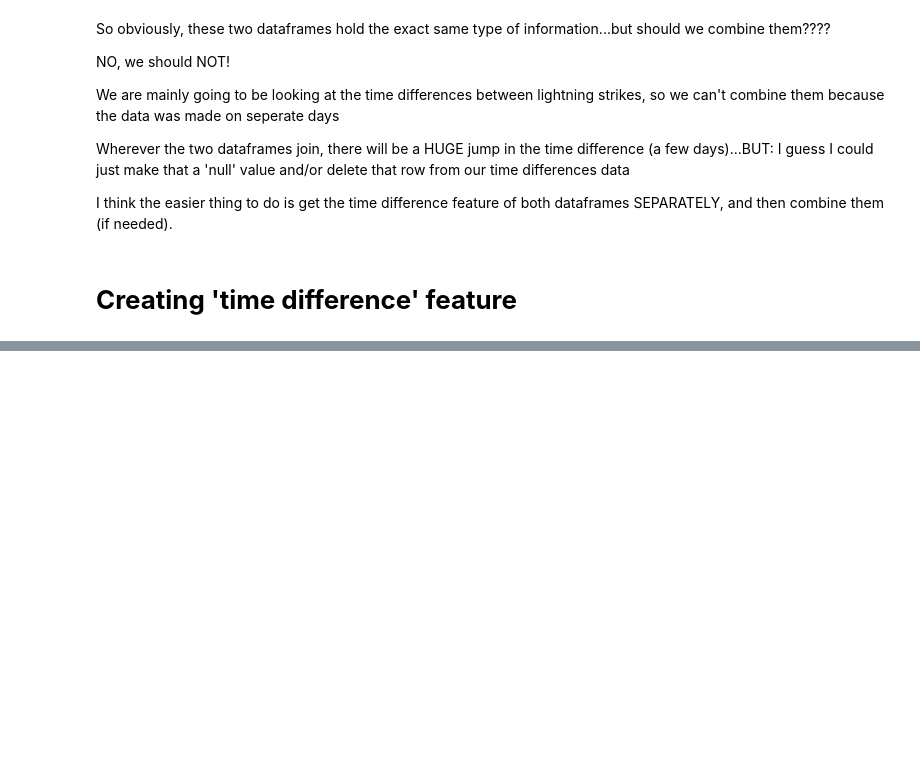
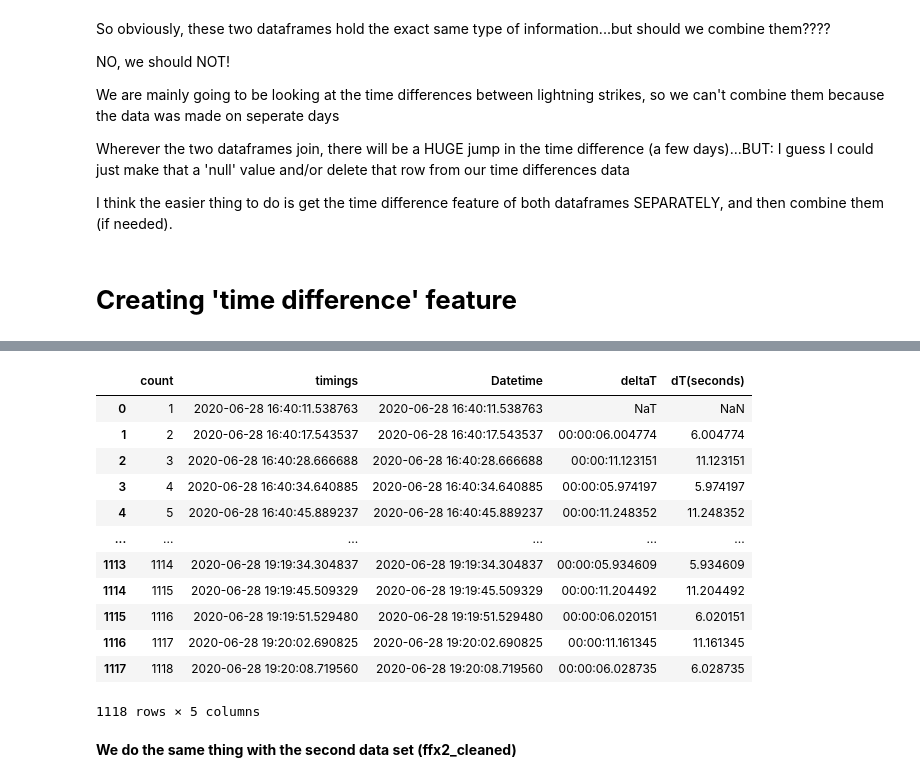
Before and after one commit to aj112358/FFX-Computer-Vision, a Jupyter notebook: FFX_Analysis.ipynb, the cells around one changed output, grey strips where cells are left out. Cells and saved outputs as stored; diff of their text form; code cells hidden in the pictures; blank space fills up the shorter version.

```diff
--- a/FFX_Analysis.ipynb
+++ b/FFX_Analysis.ipynb
@@ -546,0 +539,18 @@ plt.scatter(x,y)
+# %%
+ffx_cleaned
+# %% [output]
+|  | count | timings | Datetime | deltaT | dT(seconds) |
+| 0 | 1 | 2020-06-28 16:40:11.538763 | 2020-06-28 16:40:11.538763 | NaT | NaN |
+| 1 | 2 | 2020-06-28 16:40:17.543537 | 2020-06-28 16:40:17.543537 | 00:00:06.004774 | 6.004774 |
+| 2 | 3 | 2020-06-28 16:40:28.666688 | 2020-06-28 16:40:28.666688 | 00:00:11.123151 | 11.123151 |
+| 3 | 4 | 2020-06-28 16:40:34.640885 | 2020-06-28 16:40:34.640885 | 00:00:05.974197 | 5.974197 |
+| 4 | 5 | 2020-06-28 16:40:45.889237 | 2020-06-28 16:40:45.889237 | 00:00:11.248352 | 11.248352 |
+| ... | ... | ... | ... | ... | ... |
+| 1113 | 1114 | 2020-06-28 19:19:34.304837 | 2020-06-28 19:19:34.304837 | 00:00:05.934609 | 5.934609 |
+| 1114 | 1115 | 2020-06-28 19:19:45.509329 | 2020-06-28 19:19:45.509329 | 00:00:11.204492 | 11.204492 |
+| 1115 | 1116 | 2020-06-28 19:19:51.529480 | 2020-06-28 19:19:51.529480 | 00:00:06.020151 | 6.020151 |
+| 1116 | 1117 | 2020-06-28 19:20:02.690825 | 2020-06-28 19:20:02.690825 | 00:00:11.161345 | 11.161345 |
+| 1117 | 1118 | 2020-06-28 19:20:08.719560 | 2020-06-28 19:20:08.719560 | 00:00:06.028735 | 6.028735 |
+1118 rows × 5 columns
+# %% [markdown]
+**We do the same thing with the second data set (ffx2_cleaned)**
```
Also changed, not shown: parts of 41 cells of this notebook.
